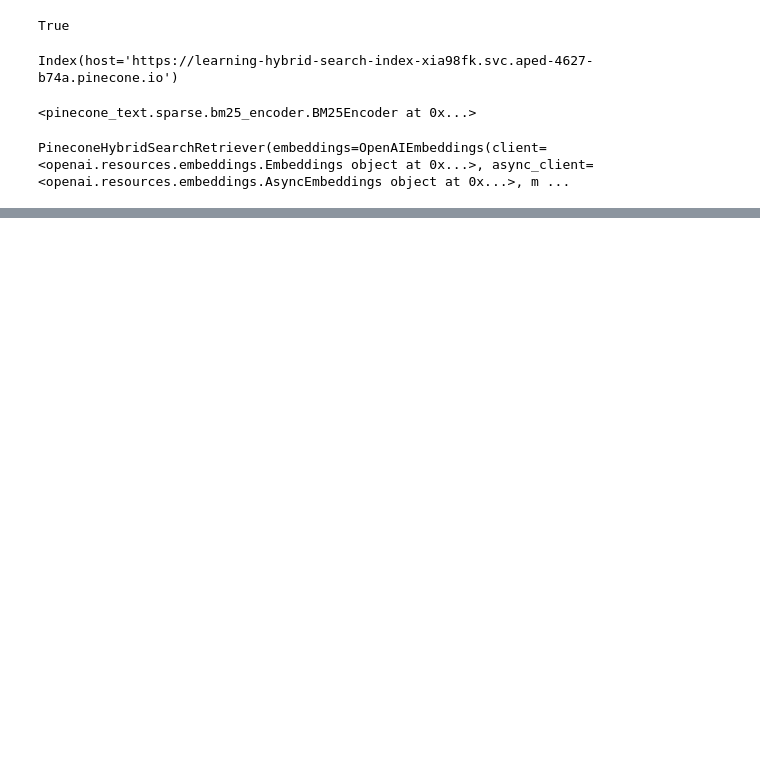
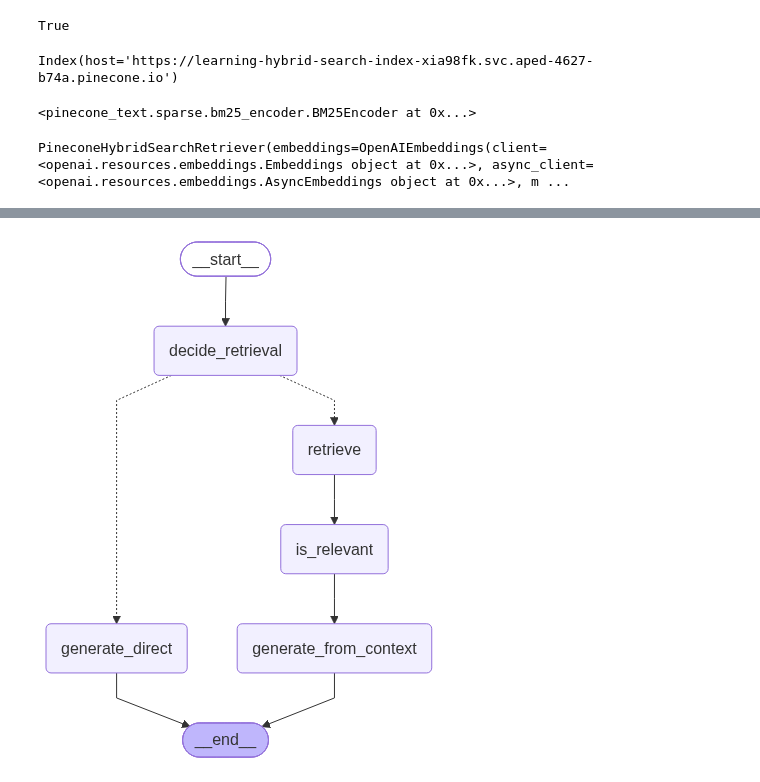
Before and after one commit to abhay10023kgpian/SELF-RAG, a Jupyter notebook: hybrid_search/hybrid_search.ipynb, the cells around one changed output, grey strips where cells are left out. Saved outputs shown, nothing was run; the diff lists cells and outputs as text; code cells hidden in the pictures; blank space fills up the shorter version.

```diff
--- a/hybrid_search/hybrid_search.ipynb
+++ b/hybrid_search/hybrid_search.ipynb
@@ -60,0 +89,10 @@ retriever.invoke("what is nexa ai refund date")
+# %%
+llm = ChatGroq(
+    model="openai/gpt-oss-120b",
+    temperature=0.2,
+    max_tokens=800
+)
+# %%
+def retrieve(State):
+    q = State["question"]
+    return {"docs" : retriever.invoke(q)}
@@ -60,0 +192,5 @@ retriever.invoke("what is nexa ai refund date")
+# %%
+def route_after_decision(state : State) -> Literal["retrieve", "generate_direct"]:
+    if state["need_retrieval"]:
+        return "retrieve"
+    return "generate_direct"
@@ -60,0 +232,28 @@ retriever.invoke("what is nexa ai refund date")
+# %%
+graph = StateGraph(State)
+graph.add_node("retrieve", retrieve)
+
+graph.add_node("decide_retrieval", decide_retrieval)
+
+graph.add_node("generate_direct", generate_direct)
+graph.add_node("is_relevant", is_relevent)
+graph.add_node("generate_from_context", generate_from_context)
+
+
+graph.add_edge(START, "decide_retrieval")
+graph.add_conditional_edges("decide_retrieval", route_after_decision,{
+    "generate_direct":"generate_direct",
+    "retrieve": "retrieve"
+}
+)
+
+graph.add_edge("retrieve", "is_relevant")
+graph.add_edge("is_relevant", "generate_from_context")
+graph.add_edge("generate_from_context", END)
+graph.add_edge("generate_direct", END)
+
+app = graph.compile()
+# %%
+app
+# %% [output]
+[figure, added]
```
Also changed, not shown: parts of 12 cells of this notebook, 1 other file.
